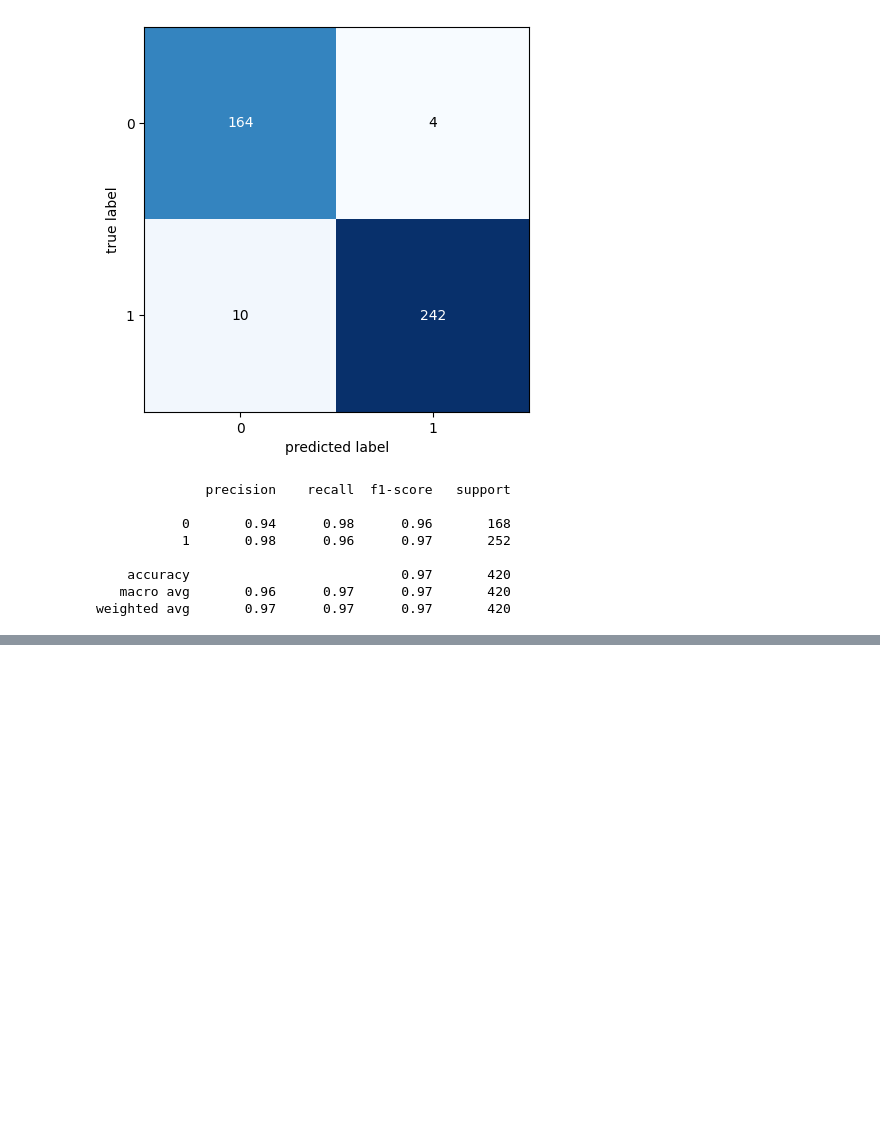
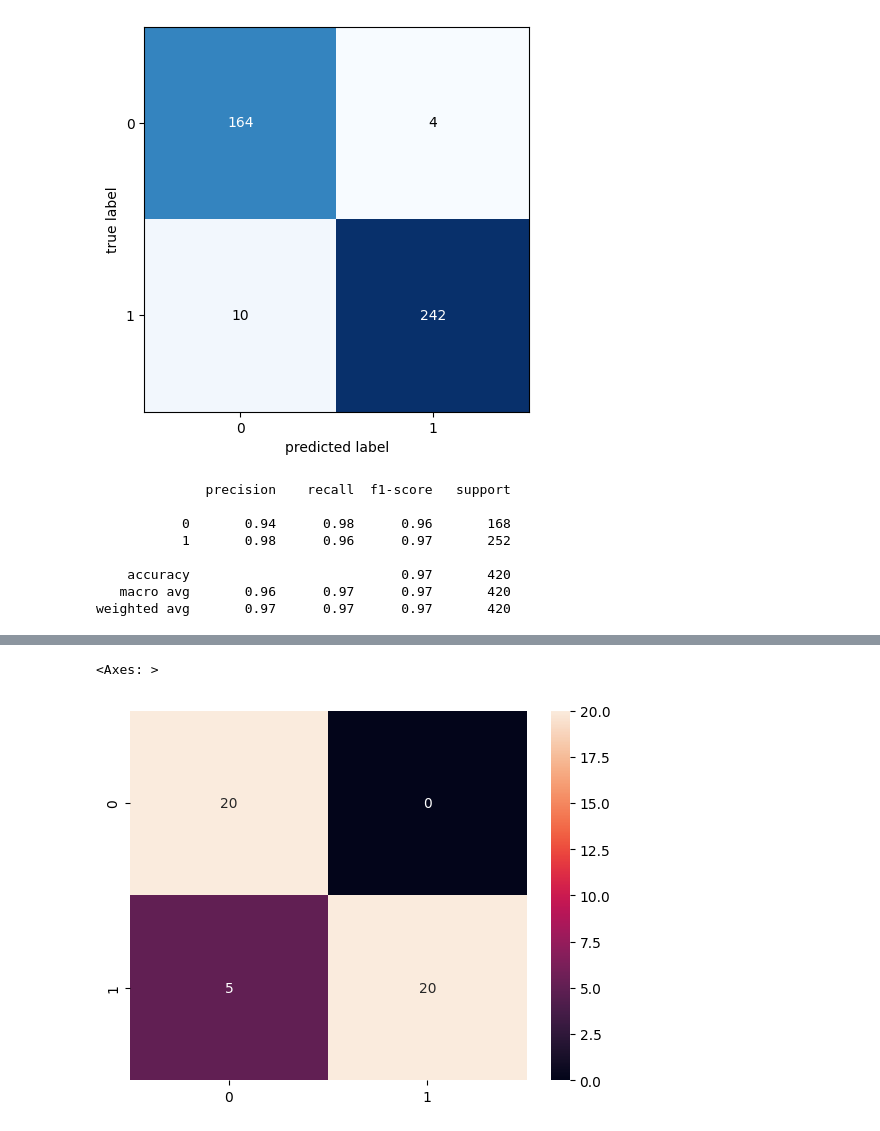
Before and after one commit to Dipu34/MonkeyPox_Prediction_CNN, a Jupyter notebook: PROJECT_MPOX.ipynb, the cells around one changed output, grey strips where cells are left out. Saved outputs shown, nothing was run; the diff lists cells and outputs as text; code cells hidden in the pictures; blank space fills up the shorter version.

```diff
--- a/PROJECT_MPOX.ipynb
+++ b/PROJECT_MPOX.ipynb
@@ -1393,0 +1719,2 @@ weighted avg       0.97      0.97      0.97       420
+# %%
+model.load_weights("/content/drive/MyDrive/EfficientnetB3weights.keras")
@@ -1393,0 +1727,5 @@ weighted avg       0.97      0.97      0.97       420
+# %%
+y_pred = tf.math.round(model.predict(test1_set))
+y_true = []
+for images, labels in test1_set.unbatch():
+  y_true.append(labels.numpy())
@@ -1393,0 +1749,6 @@ weighted avg       0.97      0.97      0.97       420
+# %%
+cm = confusion_matrix(y_true, y_pred)
+sns.heatmap(cm.astype("int"), annot=True)
+# %% [output]
+<Axes: >
+[figure, added]
```
Also changed, not shown: parts of 23 cells of this notebook.
